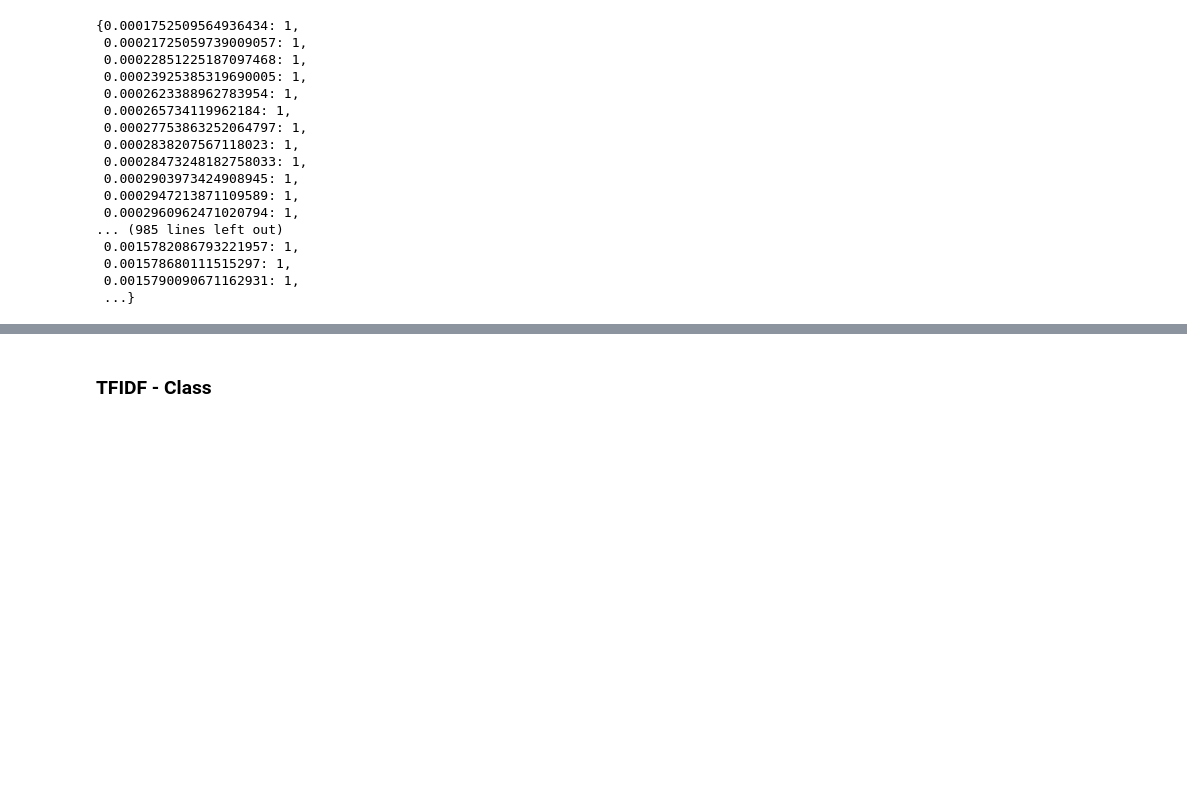
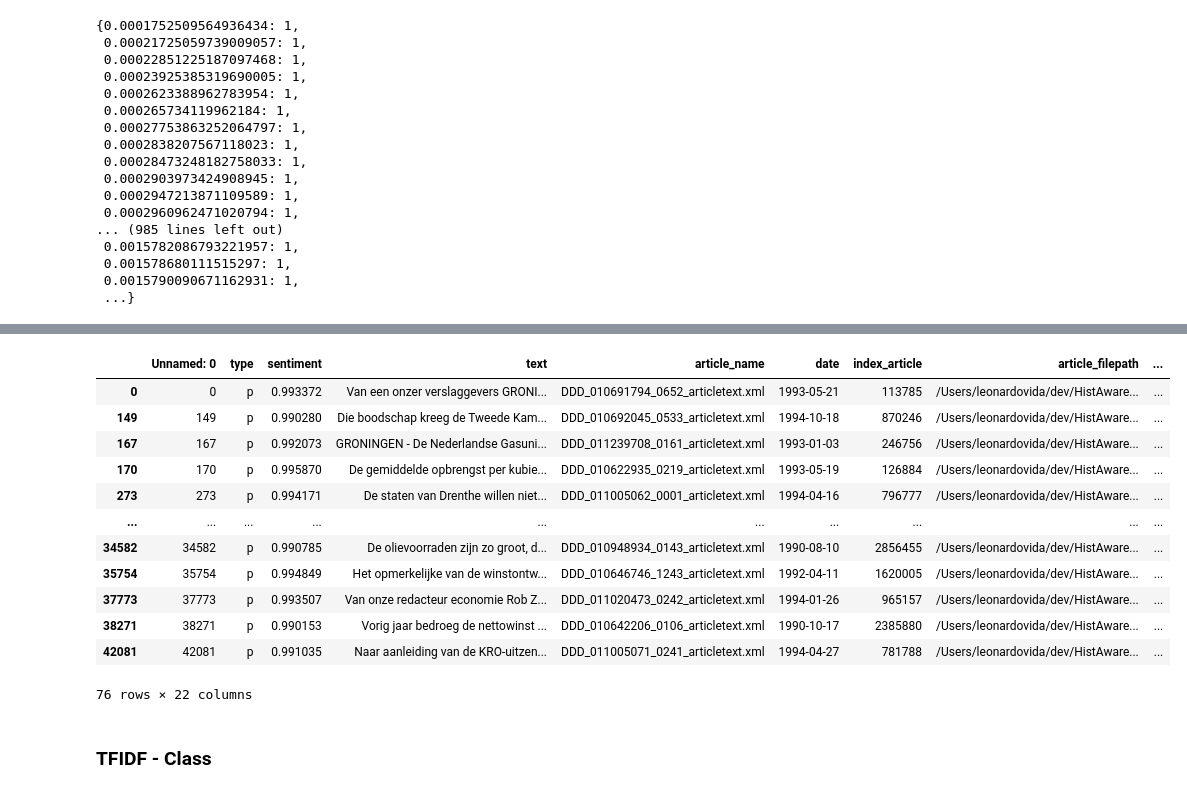
Before and after one commit to UtrechtUniversity/hist-aware, a Jupyter notebook: notebooks/similarity_nb_tfidf.ipynb, the cells around one changed output, grey strips where cells are left out. Cells and saved outputs as stored; diff of their text form; code cells hidden in the pictures; blank space fills up the shorter version.

```diff
--- a/notebooks/similarity_nb_tfidf.ipynb
+++ b/notebooks/similarity_nb_tfidf.ipynb
@@ -43,13 +43,10 @@ sys.path.insert(0, "..")
 # %% [markdown]
 ### After manually annotating text
 # %%
-FOLDER = "all_decades"
-DECADE = ["1990s", "1980s"]
+FOLDER = "1990s"
 TYPE = "gas"
-data_1 = pd.read_csv(f"../data/processed/labeled_articles/{FOLDER}/{TYPE}_to_label_0.csv")
-data_2 = pd.read_csv(f"../data/processed/labeled_articles/{FOLDER}/{TYPE}_to_label_1.csv")
-data_3 = pd.read_csv(f"../data/processed/labeled_articles/{FOLDER}/{TYPE}_to_label_2.csv")
-#data = data_1.append(data_2)
-data = pd.concat([data_1, data_2, data_3])
+data = pd.read_csv(f"../data/processed/labeled_articles/{FOLDER}/{FOLDER}_{TYPE}_to_label.csv")
+train = pd.read_csv(f"../data/processed/labeled_articles/{FOLDER}/{FOLDER}_{TYPE}_labeled.csv")
 print(data.shape[0])
+print(train.shape[0])
 # %% [output]
@@ -246,7 +229,5 @@ tfidfvectorizer__use_idf  :  True
 # %%
-tfidf_vect = TfidfVectorizer(min_df=1, max_features=100000, strip_accents='unicode',
-                             analyzer='word', token_pattern=r'\w{1,}',ngram_range=(1, 1),
-                             use_idf=1, smooth_idf=1, sublinear_tf=1)
+tfidf_vect = TfidfVectorizer(input=a)
 
 pipe = make_pipeline_imb(tfidf_vect,
                          SMOTE(),
@@ -301,7 +270,7 @@ f1_score(valid_y, yvalid_pred, average='weighted', labels=yvalid_pred)
 ### Predict values and save
 # %%
 # Load the previous dataset for testing
-test = pd.read_csv(f"../data/processed/labeled_articles/{DECADE}/{DECADE}_{TYPE}_to_label.csv")
+test = pd.read_csv(f"../data/processed/labeled_articles/{FOLDER}/{FOLDER}_{TYPE}_to_label.csv")
 test.rename(columns={"label":"sentiment"}, inplace=True)
 test["sentiment"] = None
 
@@ -337,4 +317,5 @@ dict(zip(unique, counts))
  0.0015790090671162931: 1,
  ...}
 # %%
-test_df["sentiment"] = y_test
+test_df["sentiment"] = y_test[:, 1]
+test_df.head(10)
@@ -341,6 +335,21 @@ test_df["sentiment"] = y_test
 # %%
 pd.set_option('display.max_colwidth', None)
-df_labeled = test_df[test_df["sentiment"] < 0.10]
+df_labeled = test_df[test_df["sentiment"] > 0.99]
+df_labeled
+# %% [output]
+|  | Unnamed: 0 | type | sentiment | text | article_name | date | index_article | article_filepath | ... |
+| 0 | 0 | p | 0.993372 | Van een onzer verslaggevers GRONI... | DDD_010691794_0652_articletext.xml | 1993-05-21 | 113785 | /Users/leonardovida/dev/HistAware... | ... |
+| 149 | 149 | p | 0.990280 | Die boodschap kreeg de Tweede Kam... | DDD_010692045_0533_articletext.xml | 1994-10-18 | 870246 | /Users/leonardovida/dev/HistAware... | ... |
+| 167 | 167 | p | 0.992073 | GRONINGEN - De Nederlandse Gasuni... | DDD_011239708_0161_articletext.xml | 1993-01-03 | 246756 | /Users/leonardovida/dev/HistAware... | ... |
+| 170 | 170 | p | 0.995870 | De gemiddelde opbrengst per kubie... | DDD_010622935_0219_articletext.xml | 1993-05-19 | 126884 | /Users/leonardovida/dev/HistAware... | ... |
+| 273 | 273 | p | 0.994171 | De staten van Drenthe willen niet... | DDD_011005062_0001_articletext.xml | 1994-04-16 | 796777 | /Users/leonardovida/dev/HistAware... | ... |
+| ... | ... | ... | ... | ... | ... | ... | ... | ... | ... |
+| 34582 | 34582 | p | 0.990785 | De olievoorraden zijn zo groot, d... | DDD_010948934_0143_articletext.xml | 1990-08-10 | 2856455 | /Users/leonardovida/dev/HistAware... | ... |
+| 35754 | 35754 | p | 0.994849 | Het opmerkelijke van de winstontw... | DDD_010646746_1243_articletext.xml | 1992-04-11 | 1620005 | /Users/leonardovida/dev/HistAware... | ... |
+| 37773 | 37773 | p | 0.993507 | Van onze redacteur economie Rob Z... | DDD_011020473_0242_articletext.xml | 1994-01-26 | 965157 | /Users/leonardovida/dev/HistAware... | ... |
+| 38271 | 38271 | p | 0.990153 | Vorig jaar bedroeg de nettowinst ... | DDD_010642206_0106_articletext.xml | 1990-10-17 | 2385880 | /Users/leonardovida/dev/HistAware... | ... |
+| 42081 | 42081 | p | 0.991035 | Naar aanleiding van de KRO-uitzen... | DDD_011005071_0241_articletext.xml | 1994-04-27 | 781788 | /Users/leonardovida/dev/HistAware... | ... |
+76 rows × 22 columns
 # %%
 df_labeled.to_csv(f"../data/processed/labeled_articles/{DECADE}/{DECADE}_{TYPE}_labeled_full.csv")
 # %% [markdown]
```
Also changed, not shown: parts of 9 cells of this notebook, 6 other files.
